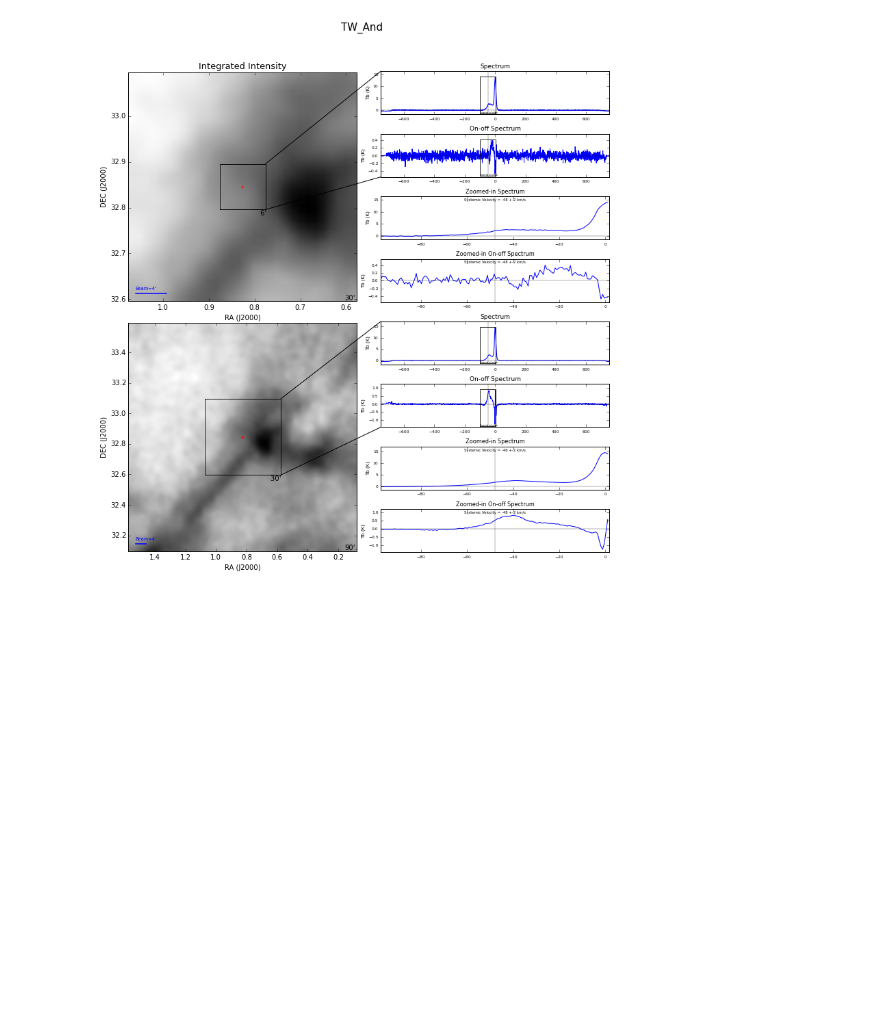
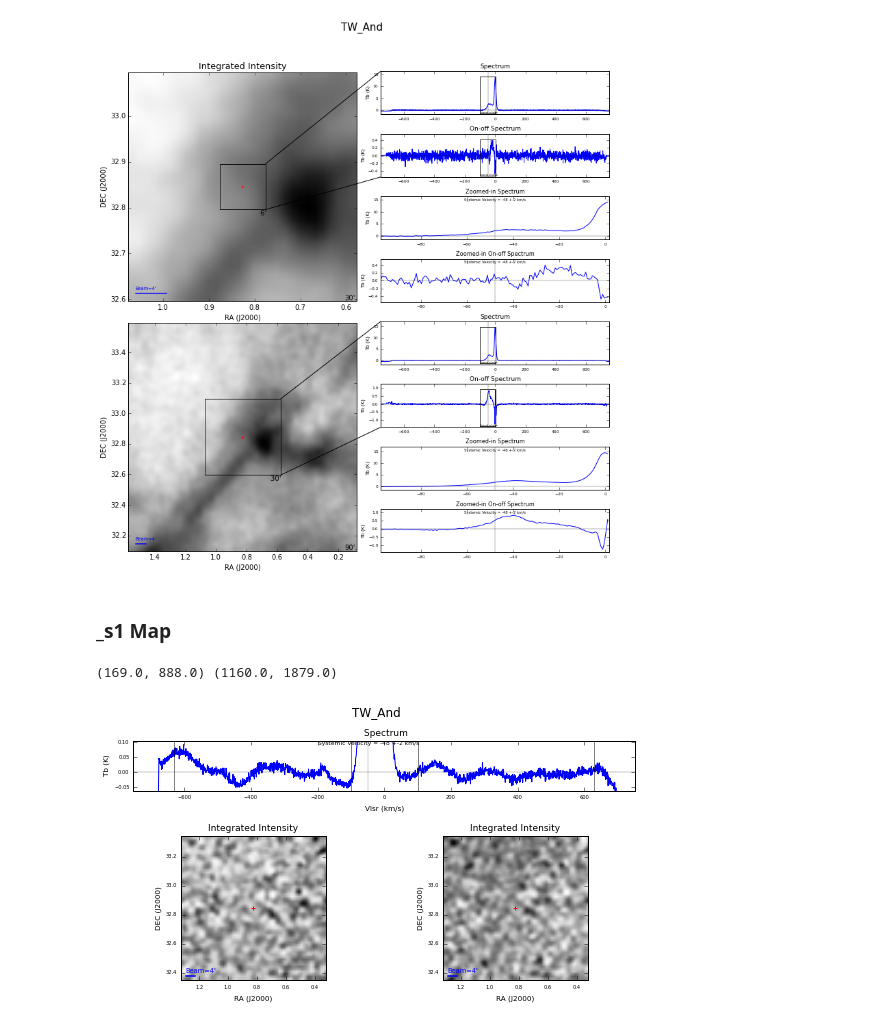
Before and after one commit to LLi1996/GALFA_NOVASHELLS, a Jupyter notebook: run_GALFA_Larry.ipynb, the cells around one changed output. Saved outputs shown, nothing was run; the diff lists cells and outputs as text; code cells hidden in the pictures; blank space fills up the shorter version.

```diff
--- a/run_GALFA_Larry.ipynb
+++ b/run_GALFA_Larry.ipynb
@@ -102,3 +102,11 @@ pf.makeCombinedFigure(objectName, 6, 30, closefig='no')
 8
 8
 [figure]
+# %% [markdown]
+### _s1 Map
+# %%
+reload(pf)
+pf.makeS1Map(objectName, objectRA, objectDEC, 60, closefig='no')
+# %% [output]
+(169.0, 888.0) (1160.0, 1879.0)
+[figure, added]
```
Also changed, not shown: parts of 2 cells of this notebook, 1 other file.
